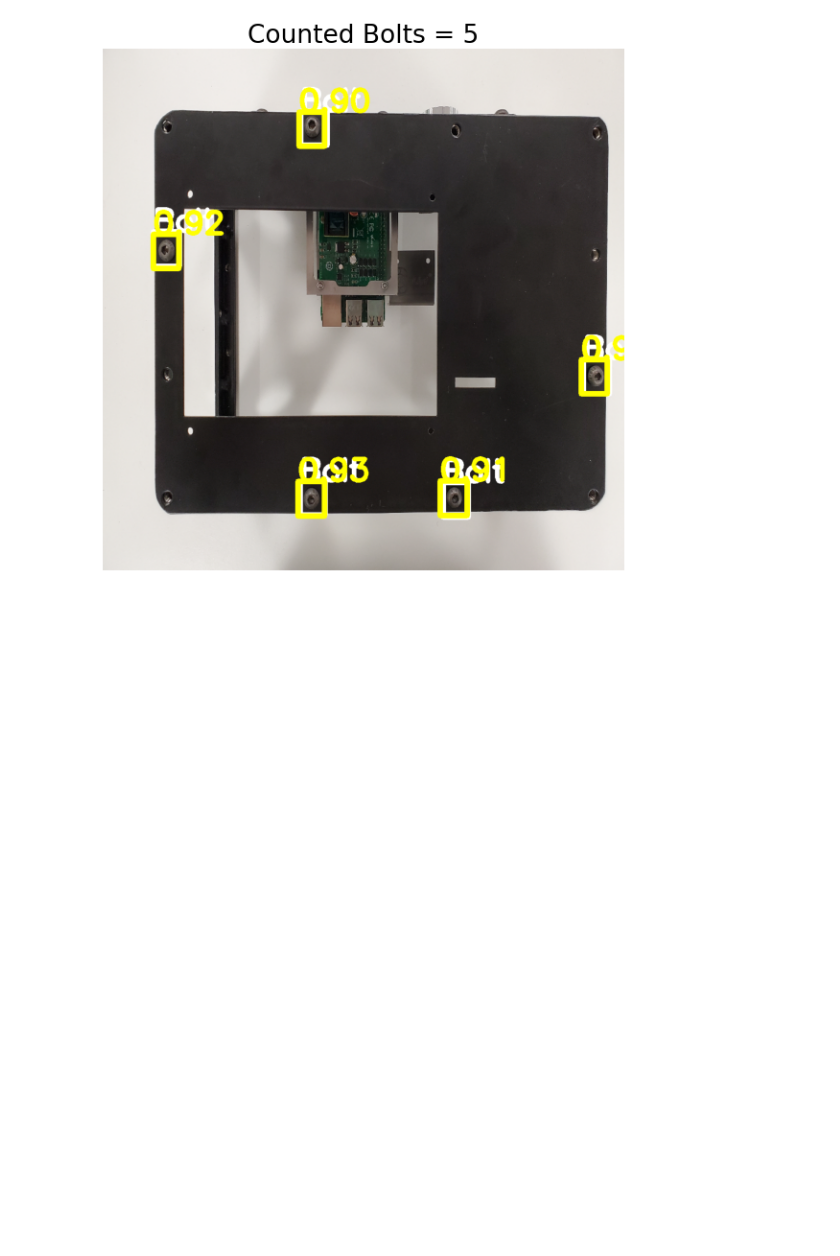
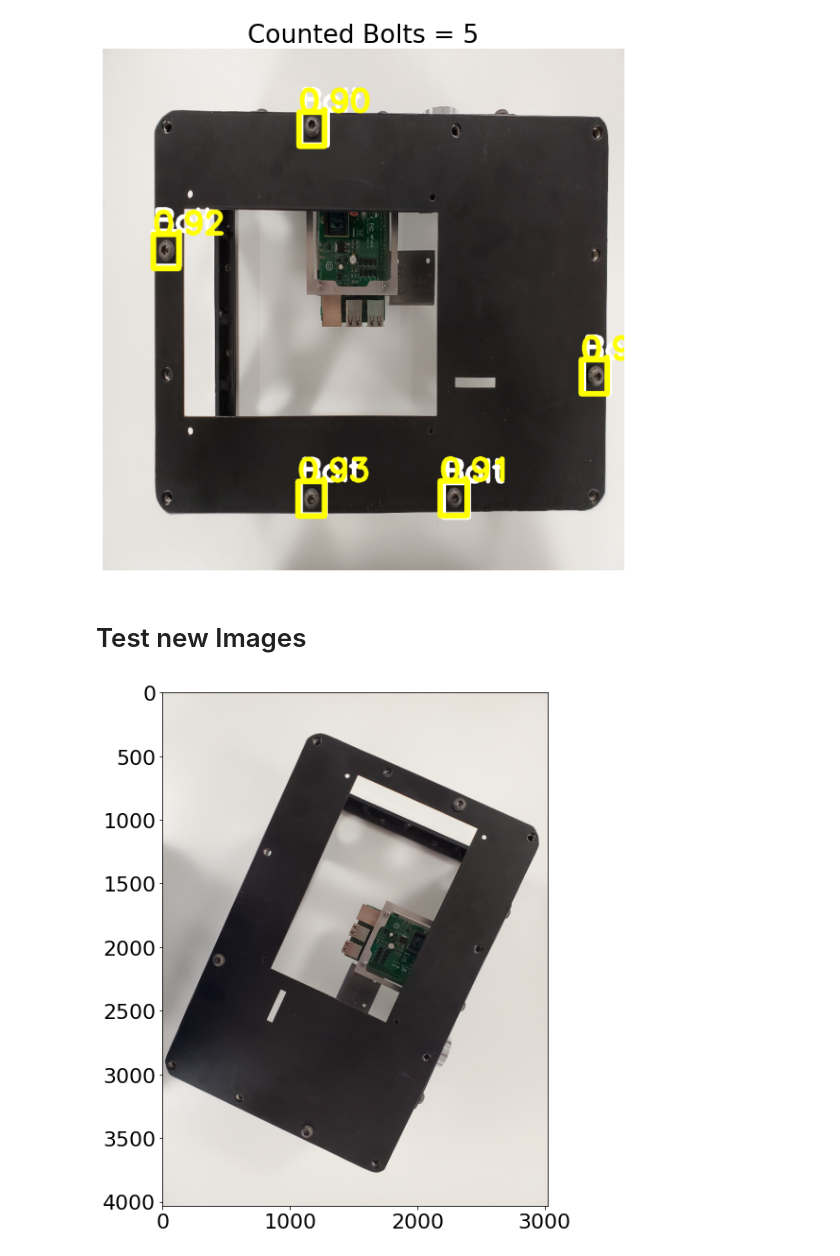
Before and after one commit to nmis-group/digf-coref, a Jupyter notebook: Bolt_Detection/06-inference.ipynb, the cells around one changed output. Cells and saved outputs as stored; diff of their text form; code cells hidden in the pictures; blank space fills up the shorter version.

```diff
--- a/Bolt_Detection/06-inference.ipynb
+++ b/Bolt_Detection/06-inference.ipynb
@@ -79,3 +79,5 @@ show_prediction_one_plot(img, out, targets)
 # %% [output]
 WARNING:matplotlib.image:Clipping input data to the valid range for imshow with RGB data ([0..1] for floats or [0..255] for integers).
 [figure]
+# %% [markdown]
+# Test new Images
@@ -81,0 +94,12 @@ WARNING:matplotlib.image:Clipping input data to the valid range for imshow with
+# %%
+path = '/mnt/hdd/astamoulakatos/NMIS/images_new/2021-11-19_3_bolts_0013.jpg'
+# %%
+img= cv2.imread(path)
+img = img.transpose(1,0,2)
+img = np.flipud(img)
+img = cv2.cvtColor(img, cv2.COLOR_BGR2RGB)
+# %%
+plt.imshow(img)
+plt.show()
+# %% [output]
+[figure, added]
```
Also changed, not shown: parts of 5 cells of this notebook, 3 other files.
